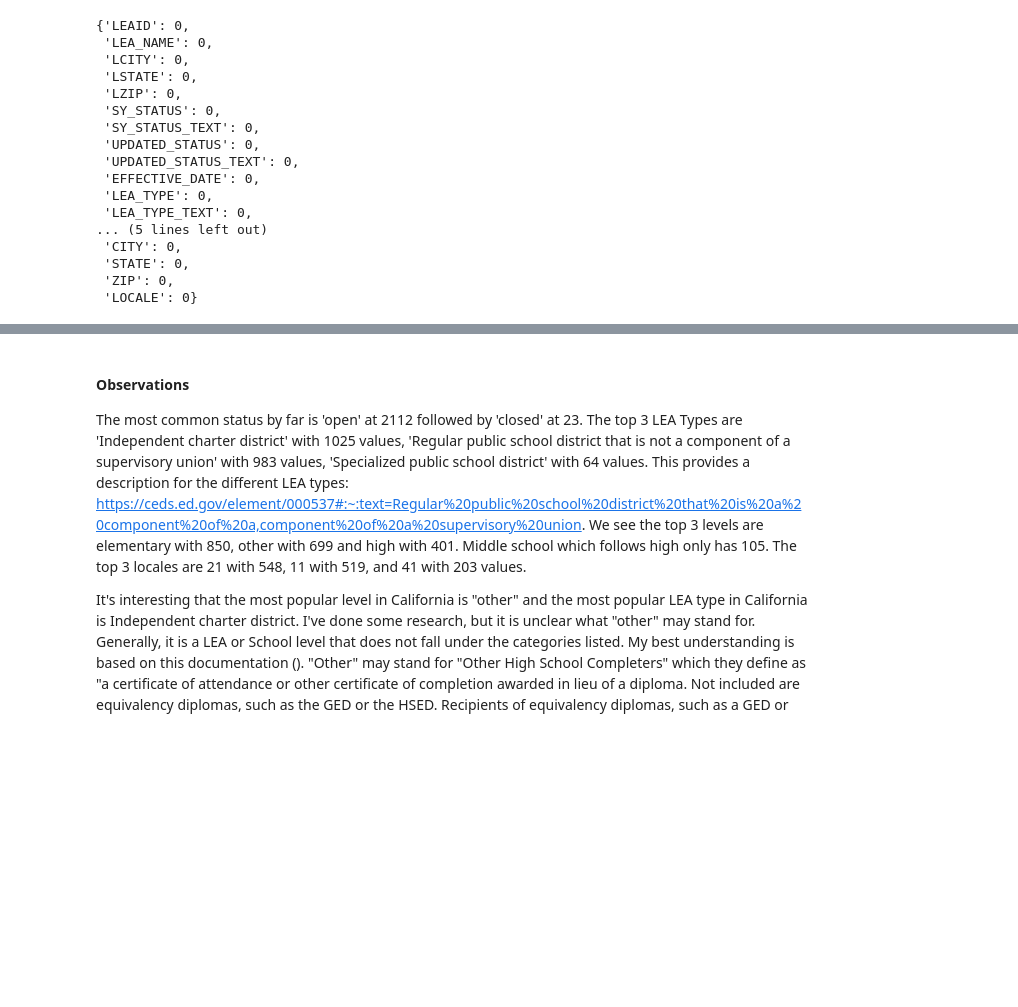
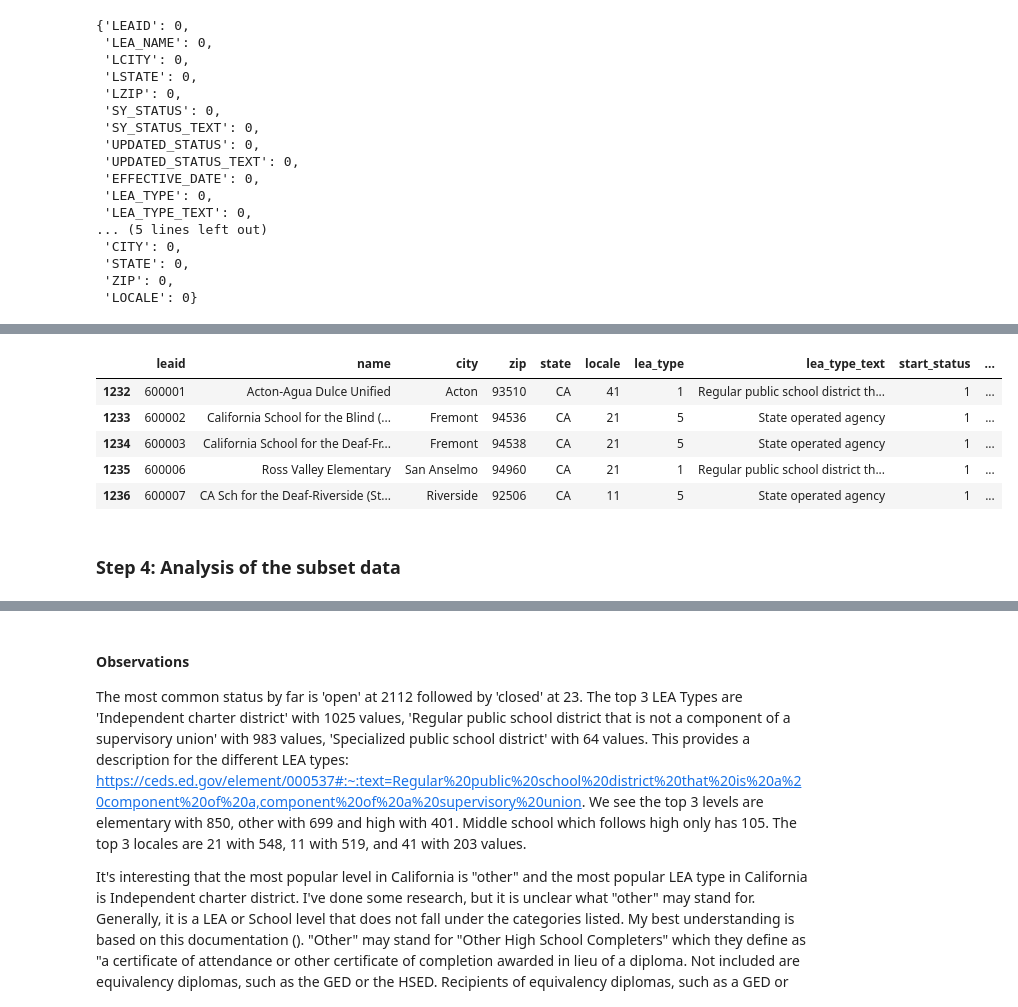
Before and after one commit to emilyslopez/datasci_practice_projects, a Jupyter notebook: predictive_modeling/LEA_predictive_modeling.ipynb, the cells around one changed output, grey strips where cells are left out. Drawn from its saved outputs; the diff is of its cells as text; code cells hidden in the pictures; blank space fills up the shorter version.

Commit message:
finished data analysis, moving to predictive modeling

```diff
--- a/predictive_modeling/LEA_predictive_modeling.ipynb
+++ b/predictive_modeling/LEA_predictive_modeling.ipynb
@@ -405,3 +449,20 @@ We see that the name, state, city, zips in both tables match, there are no missi
+# %%
+# change confusing column variable names and make then lowercase for easier coding
+joined = joined.rename(columns={"SY_STATUS":"START_STATUS", "SY_STATUS_TEXT": "START_STATUS_TEXT",\
+        "GSLO":"LOWEST_GRADE_OFFERED", "GSHI": "HIGHEST_GRADE_OFFERED", "LEVEL": "LEA_LEVEL"})
+
+columns = [col.lower() for col in joined.columns]
+joined.columns = columns
+joined.head()
+# %% [output]
+|  | leaid | name | city | zip | state | locale | lea_type | lea_type_text | start_status | ... |
+| 1232 | 600001 | Acton-Agua Dulce Unified | Acton | 93510 | CA | 41 | 1 | Regular public school district th... | 1 | ... |
+| 1233 | 600002 | California School for the Blind (... | Fremont | 94536 | CA | 21 | 5 | State operated agency | 1 | ... |
+| 1234 | 600003 | California School for the Deaf-Fr... | Fremont | 94538 | CA | 21 | 5 | State operated agency | 1 | ... |
+| 1235 | 600006 | Ross Valley Elementary | San Anselmo | 94960 | CA | 21 | 1 | Regular public school district th... | 1 | ... |
+| 1236 | 600007 | CA Sch for the Deaf-Riverside (St... | Riverside | 92506 | CA | 11 | 5 | State operated agency | 1 | ... |
+# %% [markdown]
+### Step 4: Analysis of the subset data
 # %%
 joined.info(verbose=True)
 # %% [output]
```
Also changed, not shown: parts of 9 cells of this notebook.
